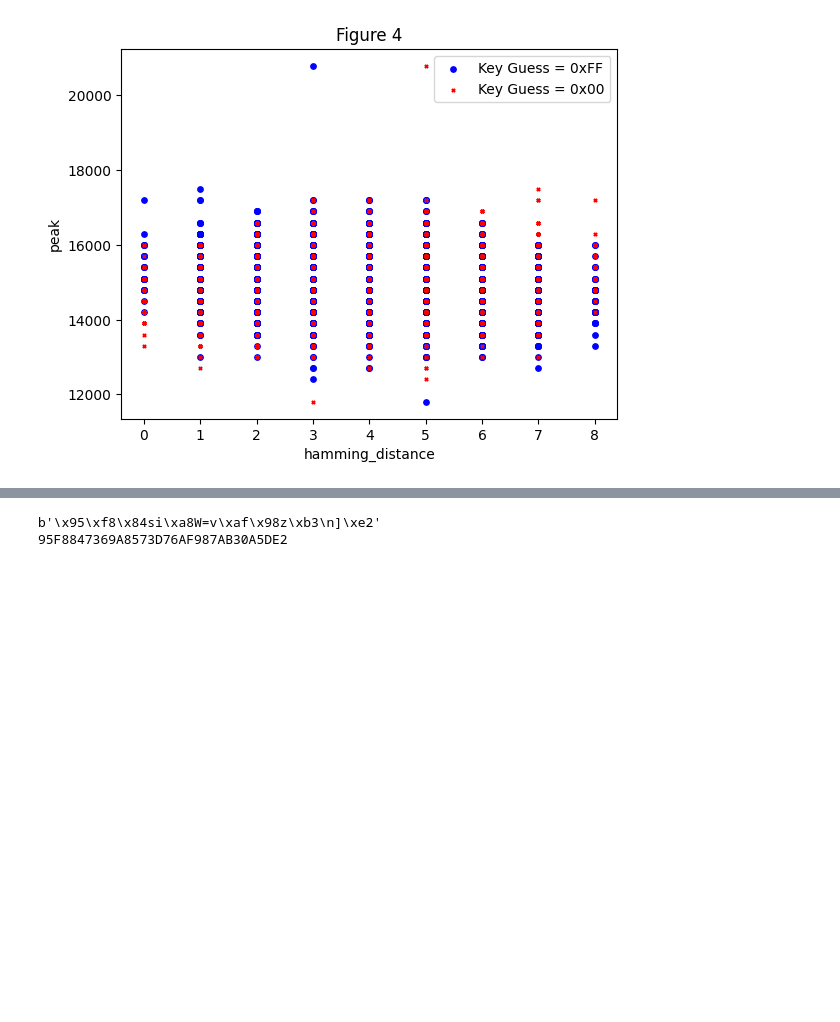
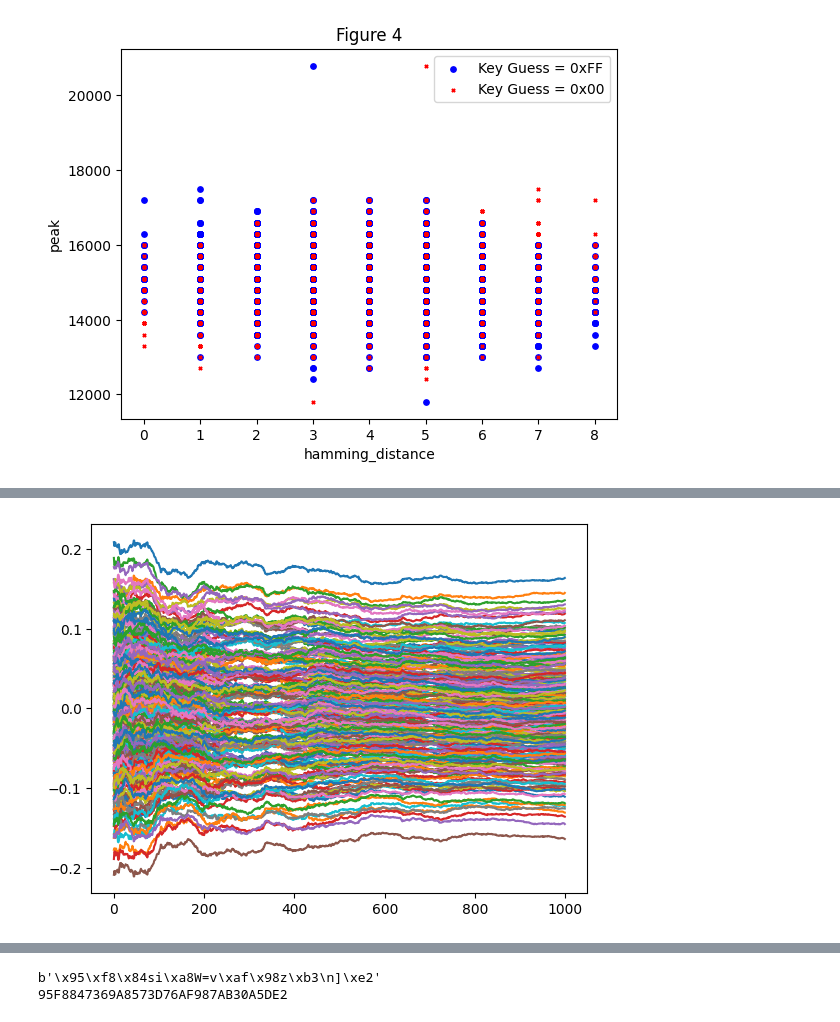
Before and after one commit to alljiang/ECE382V-Security, a Jupyter notebook: Lab 3/lab3.ipynb, the cells around one changed output, grey strips where cells are left out. Cells and saved outputs as stored; diff of their text form; code cells hidden in the pictures; blank space fills up the shorter version.

```diff
--- a/Lab 3/lab3.ipynb
+++ b/Lab 3/lab3.ipynb
@@ -118,0 +162,31 @@ best_key_guess, max_r, r_values = dpa_find_byte(0)
+# %%
+# Question 4
+def dpa_evolution(byte_index: int):
+    all_peaks = [track_peaks(data[i]) for i in range(0, len(data))]
+    dpa = np.zeros((len(data), 256))
+    dpa_x = []
+    dpa_y = []
+    for entry in range(0, len(data)):
+        for key_byte_guess in range(256):
+            plaintext_byte = int(plaintext[entry][byte_index * 2 : byte_index * 2 + 2], 16)
+            output_guess = key_byte_guess ^ plaintext_byte
+            hamming_distance_value = hamming_distance(0, output_guess)
+            dpa[entry][key_byte_guess] = hamming_distance_value
+
+    r_evolution = []
+    for key_guess in range(256):
+        evolution = []
+        for num_entries in np.linspace(1000, len(dpa), 1000):
+            dpa_x = [dpa[i][key_guess] for i in range(0, int(num_entries))]
+            dpa_y = [all_peaks[i][0][0] for i in range(0, int(num_entries))]
+            r = stats.pearsonr(dpa_x, dpa_y)[0]
+            evolution.append(r)
+        r_evolution.append(evolution)
+
+    return r_evolution
+# %%
+r_evolution = dpa_evolution(0)
+for key_guess in range(256):
+    plt.plot(r_evolution[key_guess])
+# %% [output]
+[figure, added]
```
Also changed, not shown: parts of 6 cells of this notebook, 5 other files.
